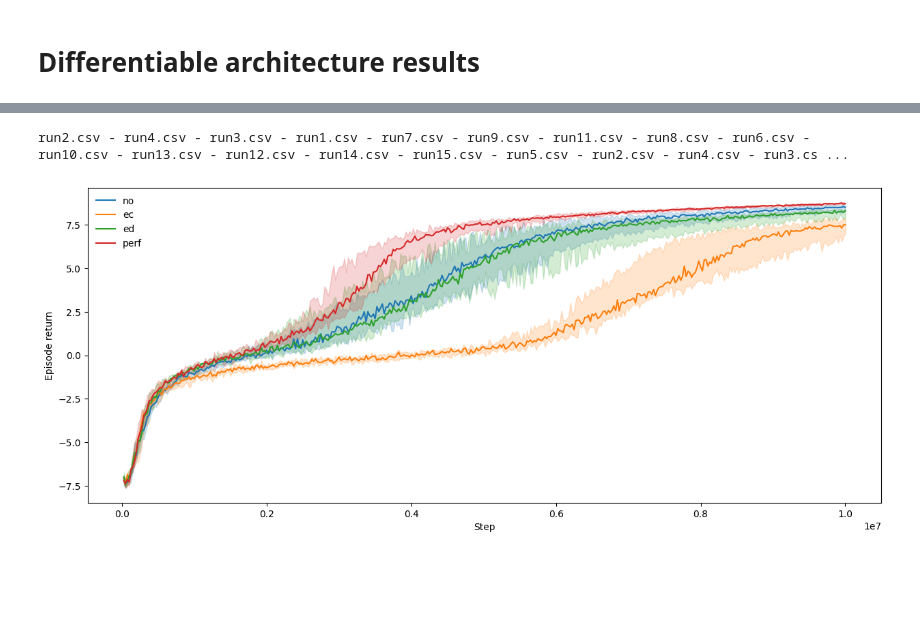
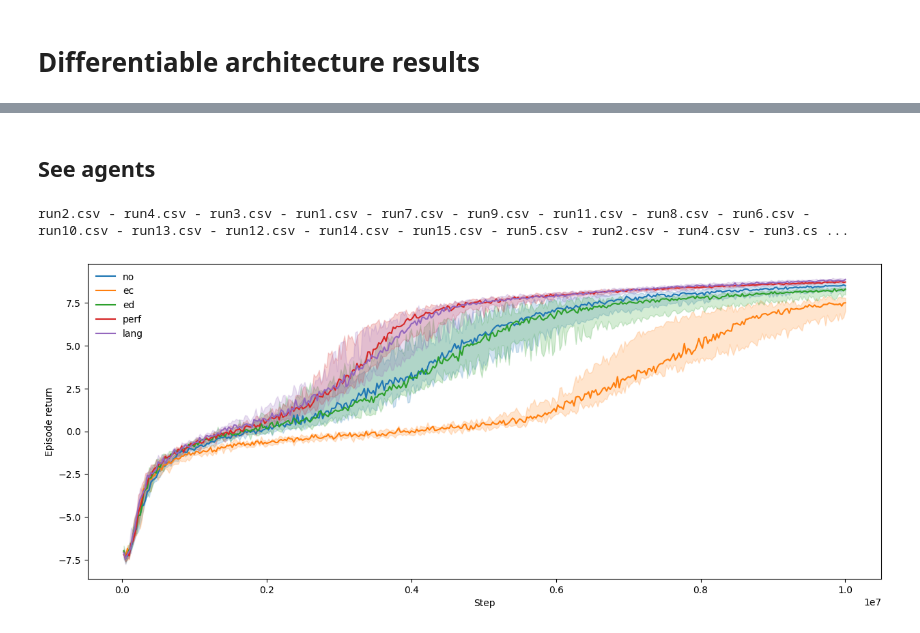
Before and after one commit to Maxtoq/MADRL-PhD-Thesis-Code, a Jupyter notebook: results/LAMARL Graphs.ipynb, the cells around one changed output, grey strips where cells are left out. Saved outputs shown, nothing was run; the diff lists cells and outputs as text; code cells hidden in the pictures; blank space fills up the shorter version.

```diff
--- a/results/LAMARL Graphs.ipynb
+++ b/results/LAMARL Graphs.ipynb
@@ -367,23 +370,31 @@ run9.csv
 ... (18 outputs left out)
+# %% [markdown]
+## See agents
+# %%
+sns.set_theme()
 # %%
 perf = load_mov_avg(
     "../models/magym_PredPrey_new/9o5SA_Diff_perf/train_data/",
     "perf",
+    25000)
+lang = load_mov_avg(
+    "../models/magym_PredPrey_new/9o5SA_Diff_langsup/train_data/",
+    "lang",
     25000)
 ec = load_mov_avg(
     "../models/magym_PredPrey_new/9o5SA_Diff_ec2/train_data/",
     "ec",
     25000)
 ed = load_mov_avg(
     "../models/magym_PredPrey_new/9o5SA_Diff_edl/train_data/",
     "ed",
     25000)
 noc = load_mov_avg(
     "../models/magym_PredPrey_new/9o5SA_Diff_noc/train_data/",
     "no",
     25000)
 
-plot_runs([noc, ec, ed, perf], y="Episode return", estim="median", err="ci")
+plot_runs([noc, ec, ed, perf, lang], y="Episode return", estim="median", err="ci")
 # %% [output]
 run2.csv - run4.csv - run3.csv - run1.csv - run7.csv - run9.csv - run11.csv - run8.csv - run6.csv - run10.csv - run13.csv - run12.csv - run14.csv - run15.csv - run5.csv - run2.csv - run4.csv - run3.cs ...
-[figure, old version]
+[figure, new version]
```
Also changed, not shown: parts of 10 cells of this notebook, 10 other files.
